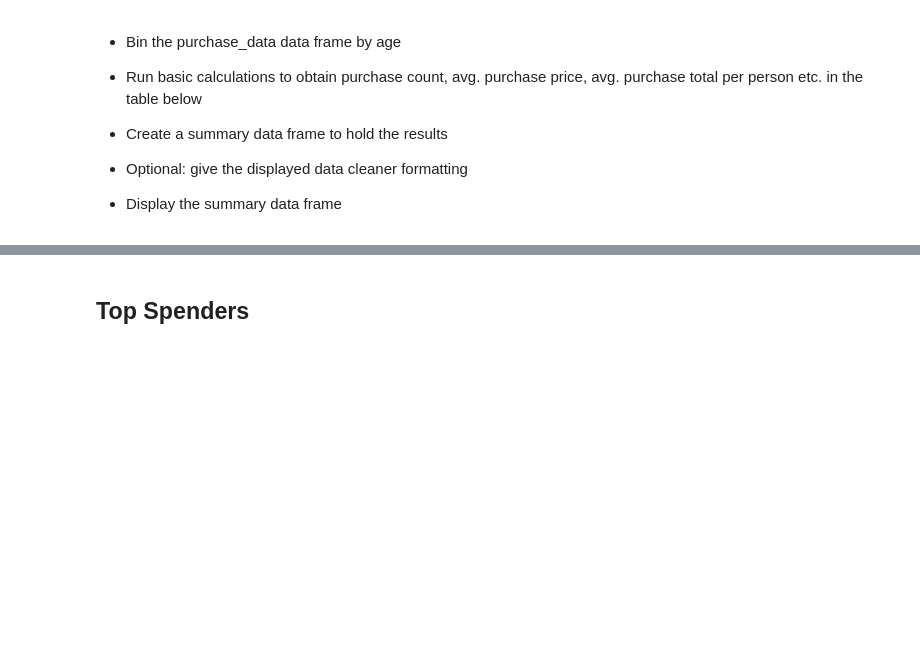
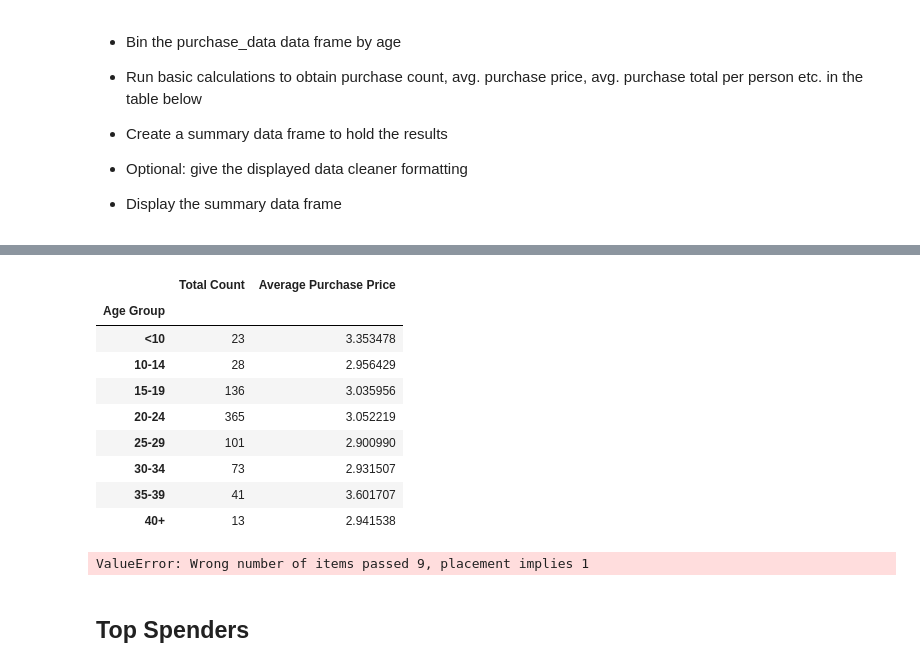
Before and after one commit to candishanks/pandas-challenge, a Jupyter notebook: HeroesOfPymoli/HeroesOfPymoli_starter.ipynb, the cells around one changed output, grey strips where cells are left out. Cells and saved outputs as stored; diff of their text form; code cells hidden in the pictures; blank space fills up the shorter version.

Commit message:
updating purch analysis (age)

```diff
--- a/HeroesOfPymoli/HeroesOfPymoli_starter.ipynb
+++ b/HeroesOfPymoli/HeroesOfPymoli_starter.ipynb
@@ -320,0 +328,3 @@ age_percentage_df.head()
+# %%
+purch_age_analysis_df = pd.DataFrame({"Total Count": bin_count})
+purch_age_analysis_df
@@ -320,0 +342,3 @@ age_percentage_df.head()
+# %%
+bin_group_avg_price = bin_data_df.groupby(["Age Group"])[['Price']].mean()
+bin_group_avg_price.head(10)
@@ -321,3 +356,22 @@ age_percentage_df.head()
+# %%
+purch_age_analysis_df["Average Purchase Price"] = bin_group_avg_price
+purch_age_analysis_df
+# %% [output]
+|  | Total Count | Average Purchase Price |
+| Age Group |  |  |
+| <10 | 23 | 3.353478 |
+| 10-14 | 28 | 2.956429 |
+| 15-19 | 136 | 3.035956 |
+| 20-24 | 365 | 3.052219 |
+| 25-29 | 101 | 2.900990 |
+| 30-34 | 73 | 2.931507 |
+| 35-39 | 41 | 3.601707 |
+| 40+ | 13 | 2.941538 |
+# %%
+purch_age_analysis_df["Total Purchase Value"] = bin_group_avg_price * bin_count
+purch_age_analysis_df
+# %% [output]
+ValueError: Wrong number of items passed 9, placement implies 1
 # %% [markdown]
 ## Top Spenders
 # %% [markdown]
```
Also changed, not shown: parts of 5 cells of this notebook.
